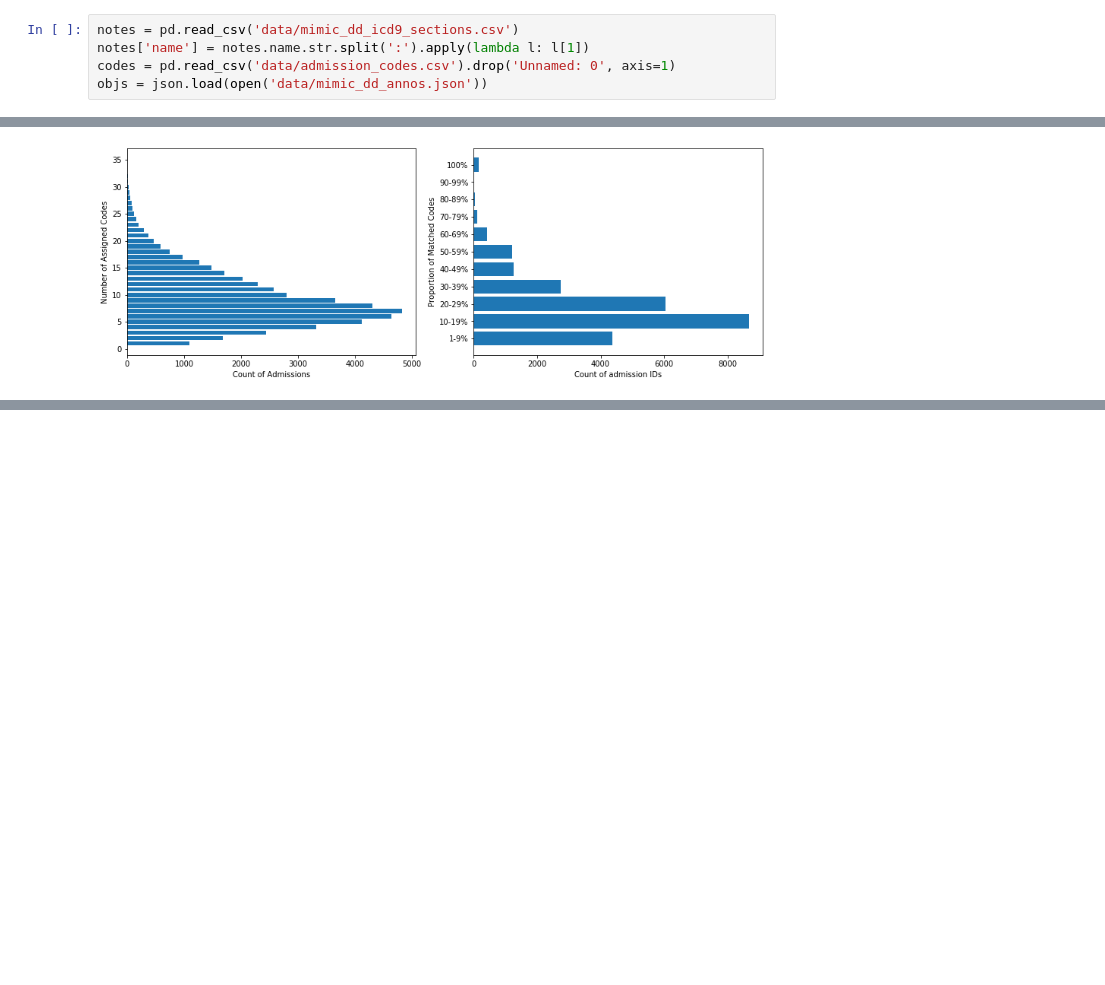
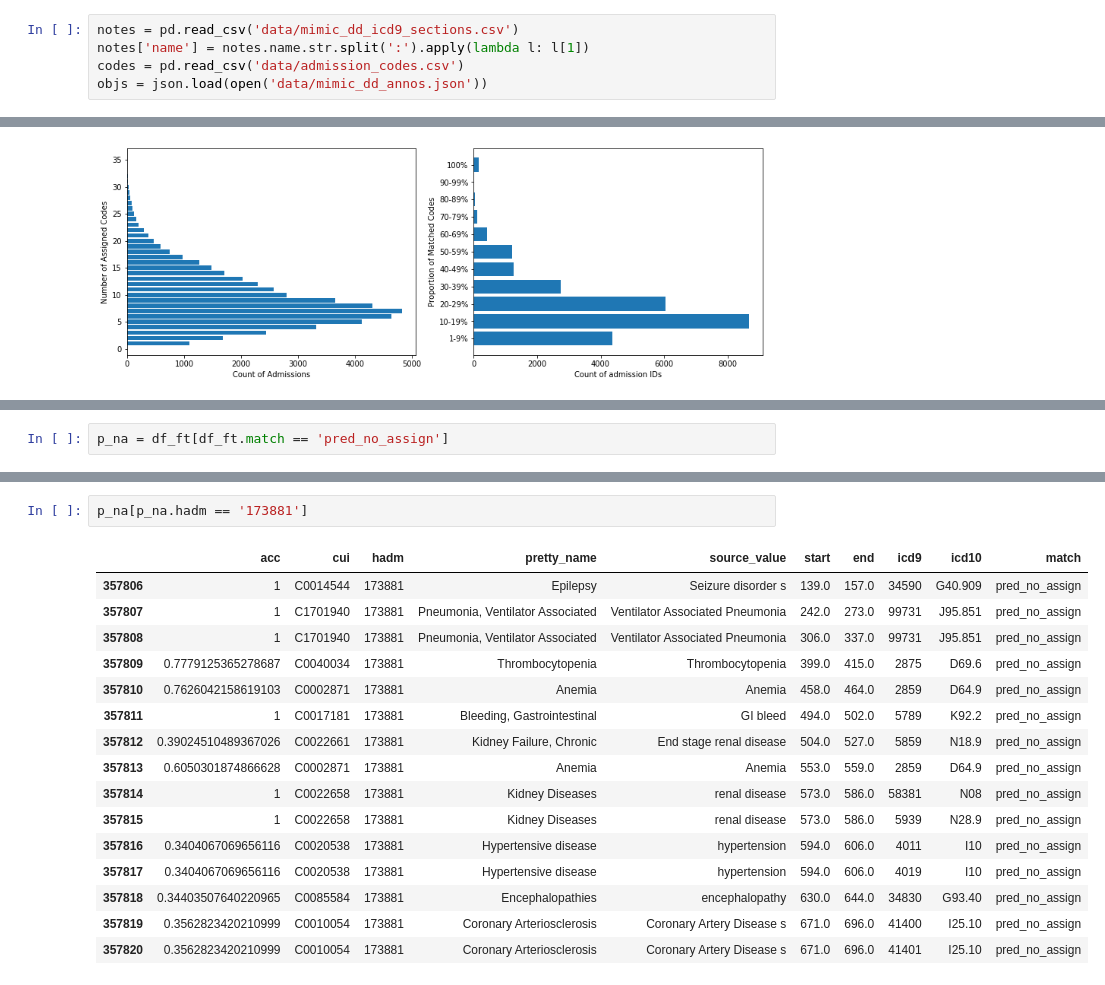
Before and after one commit to tomolopolis/MIMIC-III-Discharge-Diagnosis-Analysis, a Jupyter notebook: Main_Analysis.ipynb, the cells around one changed output, grey strips where cells are left out. Cells and saved outputs as stored; diff of their text form; blank space fills up the shorter version.

```diff
--- a/Main_Analysis.ipynb
+++ b/Main_Analysis.ipynb
@@ -150,7 +147,7 @@ Firstly, we map the predicted codes back into their ICD-9 counterparts. MedCAT a
 # %%
 notes = pd.read_csv('data/mimic_dd_icd9_sections.csv')
 notes['name'] = notes.name.str.split(':').apply(lambda l: l[1])
-codes = pd.read_csv('data/admission_codes.csv').drop('Unnamed: 0', axis=1)
+codes = pd.read_csv('data/admission_codes.csv')
 objs = json.load(open('data/mimic_dd_annos.json'))
 # %% [markdown]
 ### Map parsed UMLS concepts with attached ICD-10 codes to ICD9
@@ -810,0 +693,2 @@ json.dump(preds_no_assn_json, open('data/MedCAT_Export_With_Text_Pred_No_Assn.js
+# %%
+p_na = df_ft[df_ft.match == 'pred_no_assign']
@@ -810,0 +713,19 @@ json.dump(preds_no_assn_json, open('data/MedCAT_Export_With_Text_Pred_No_Assn.js
+# %%
+p_na[p_na.hadm == '173881']
+# %% [output]
+|  | acc | cui | hadm | pretty_name | source_value | start | end | icd9 | icd10 | match |
+| 357806 | 1 | C0014544 | 173881 | Epilepsy | Seizure disorder s | 139.0 | 157.0 | 34590 | G40.909 | pred_no_assign |
+| 357807 | 1 | C1701940 | 173881 | Pneumonia, Ventilator Associated | Ventilator Associated Pneumonia | 242.0 | 273.0 | 99731 | J95.851 | pred_no_assign |
+| 357808 | 1 | C1701940 | 173881 | Pneumonia, Ventilator Associated | Ventilator Associated Pneumonia | 306.0 | 337.0 | 99731 | J95.851 | pred_no_assign |
+| 357809 | 0.7779125365278687 | C0040034 | 173881 | Thrombocytopenia | Thrombocytopenia | 399.0 | 415.0 | 2875 | D69.6 | pred_no_assign |
+| 357810 | 0.7626042158619103 | C0002871 | 173881 | Anemia | Anemia | 458.0 | 464.0 | 2859 | D64.9 | pred_no_assign |
+| 357811 | 1 | C0017181 | 173881 | Bleeding, Gastrointestinal | GI bleed | 494.0 | 502.0 | 5789 | K92.2 | pred_no_assign |
+| 357812 | 0.39024510489367026 | C0022661 | 173881 | Kidney Failure, Chronic | End stage renal disease | 504.0 | 527.0 | 5859 | N18.9 | pred_no_assign |
+| 357813 | 0.6050301874866628 | C0002871 | 173881 | Anemia | Anemia | 553.0 | 559.0 | 2859 | D64.9 | pred_no_assign |
+| 357814 | 1 | C0022658 | 173881 | Kidney Diseases | renal disease | 573.0 | 586.0 | 58381 | N08 | pred_no_assign |
+| 357815 | 1 | C0022658 | 173881 | Kidney Diseases | renal disease | 573.0 | 586.0 | 5939 | N28.9 | pred_no_assign |
+| 357816 | 0.3404067069656116 | C0020538 | 173881 | Hypertensive disease | hypertension | 594.0 | 606.0 | 4011 | I10 | pred_no_assign |
+| 357817 | 0.3404067069656116 | C0020538 | 173881 | Hypertensive disease | hypertension | 594.0 | 606.0 | 4019 | I10 | pred_no_assign |
+| 357818 | 0.34403507640220965 | C0085584 | 173881 | Encephalopathies | encephalopathy | 630.0 | 644.0 | 34830 | G93.40 | pred_no_assign |
+| 357819 | 0.3562823420210999 | C0010054 | 173881 | Coronary Arteriosclerosis | Coronary Artery Disease s | 671.0 | 696.0 | 41400 | I25.10 | pred_no_assign |
+| 357820 | 0.3562823420210999 | C0010054 | 173881 | Coronary Arteriosclerosis | Coronary Artery Disease s | 671.0 | 696.0 | 41401 | I25.10 | pred_no_assign |
```
Also changed, not shown: parts of 34 cells of this notebook.
